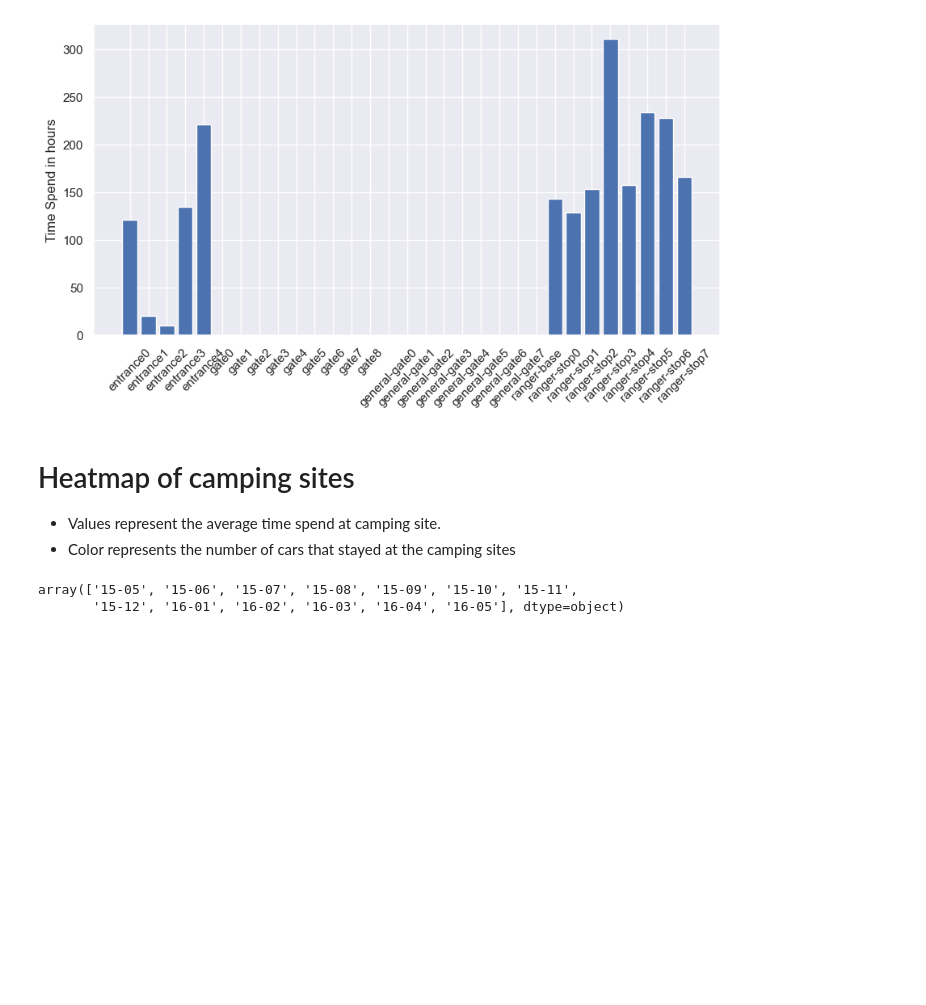
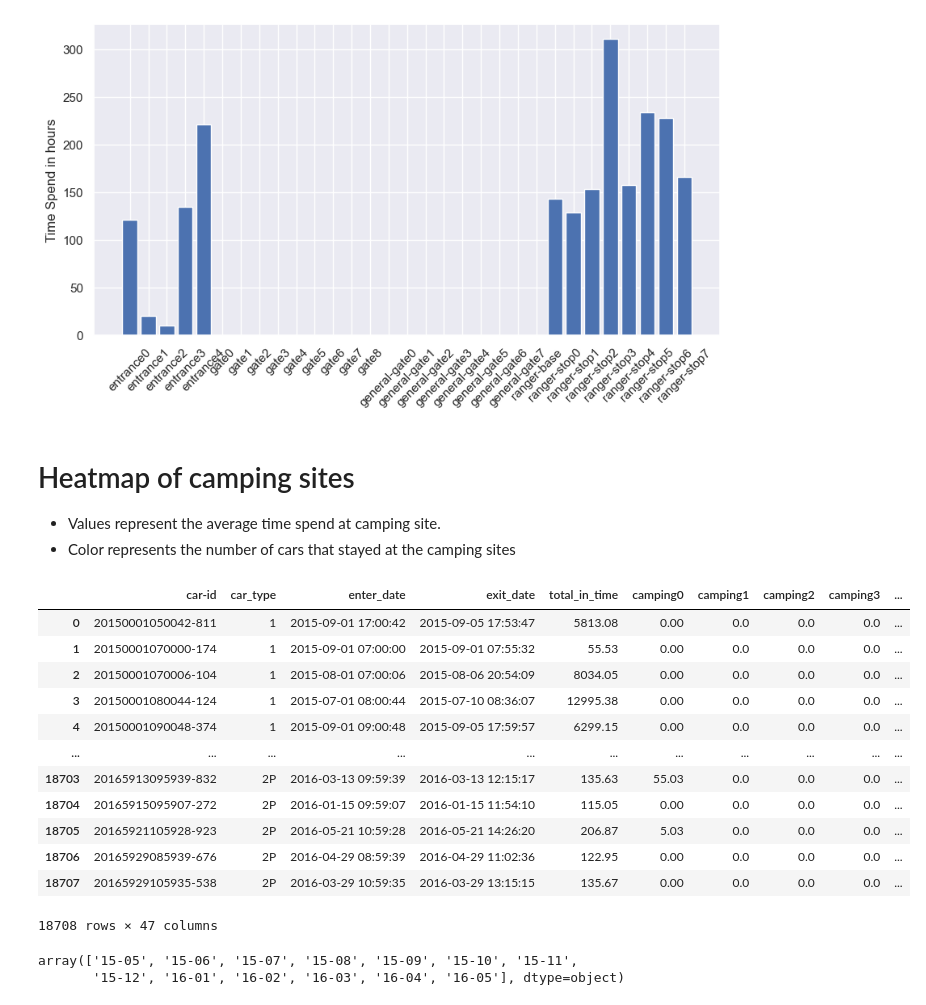
Before and after one commit to Visual-Analytics-2024/VA-Project, a Jupyter notebook: Python/Notebooks/selp loop and daily analysis.ipynb, the cells around one changed output. Saved outputs shown, nothing was run; the diff lists cells and outputs as text; code cells hidden in the pictures; blank space fills up the shorter version.

```diff
--- a/Python/Notebooks/selp loop and daily analysis.ipynb
+++ b/Python/Notebooks/selp loop and daily analysis.ipynb
@@ -85,6 +84,22 @@ plt.show()
 # %%
 df = pd.read_csv(os.path.join(path,"data/selploop.csv"),index_col=0)
 df['car_type'] = df['car_type'].astype("str")
+# %%
+df
+# %% [output]
+|  | car-id | car_type | enter_date | exit_date | total_in_time | camping0 | camping1 | camping2 | camping3 | ... |
+| 0 | 20150001050042-811 | 1 | 2015-09-01 17:00:42 | 2015-09-05 17:53:47 | 5813.08 | 0.00 | 0.0 | 0.0 | 0.0 | ... |
+| 1 | 20150001070000-174 | 1 | 2015-09-01 07:00:00 | 2015-09-01 07:55:32 | 55.53 | 0.00 | 0.0 | 0.0 | 0.0 | ... |
+| 2 | 20150001070006-104 | 1 | 2015-08-01 07:00:06 | 2015-08-06 20:54:09 | 8034.05 | 0.00 | 0.0 | 0.0 | 0.0 | ... |
+| 3 | 20150001080044-124 | 1 | 2015-07-01 08:00:44 | 2015-07-10 08:36:07 | 12995.38 | 0.00 | 0.0 | 0.0 | 0.0 | ... |
+| 4 | 20150001090048-374 | 1 | 2015-09-01 09:00:48 | 2015-09-05 17:59:57 | 6299.15 | 0.00 | 0.0 | 0.0 | 0.0 | ... |
+| ... | ... | ... | ... | ... | ... | ... | ... | ... | ... | ... |
+| 18703 | 20165913095939-832 | 2P | 2016-03-13 09:59:39 | 2016-03-13 12:15:17 | 135.63 | 55.03 | 0.0 | 0.0 | 0.0 | ... |
+| 18704 | 20165915095907-272 | 2P | 2016-01-15 09:59:07 | 2016-01-15 11:54:10 | 115.05 | 0.00 | 0.0 | 0.0 | 0.0 | ... |
+| 18705 | 20165921105928-923 | 2P | 2016-05-21 10:59:28 | 2016-05-21 14:26:20 | 206.87 | 5.03 | 0.0 | 0.0 | 0.0 | ... |
+| 18706 | 20165929085939-676 | 2P | 2016-04-29 08:59:39 | 2016-04-29 11:02:36 | 122.95 | 0.00 | 0.0 | 0.0 | 0.0 | ... |
+| 18707 | 20165929105935-538 | 2P | 2016-03-29 10:59:35 | 2016-03-29 13:15:15 | 135.67 | 0.00 | 0.0 | 0.0 | 0.0 | ... |
+18708 rows × 47 columns
 # %%
 df['enter_date'] = pd.to_datetime(df['enter_date'])
 # %%
```
Also changed, not shown: parts of 33 cells of this notebook, 21 other files.
